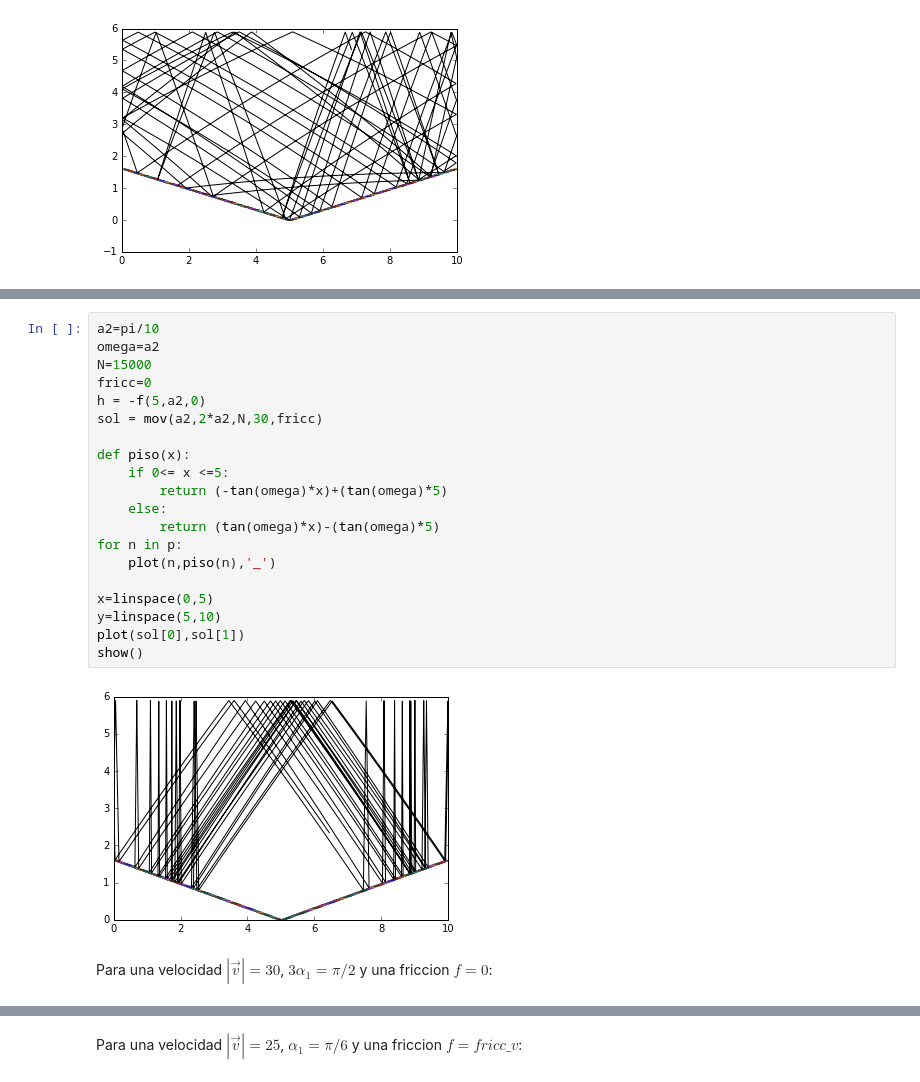
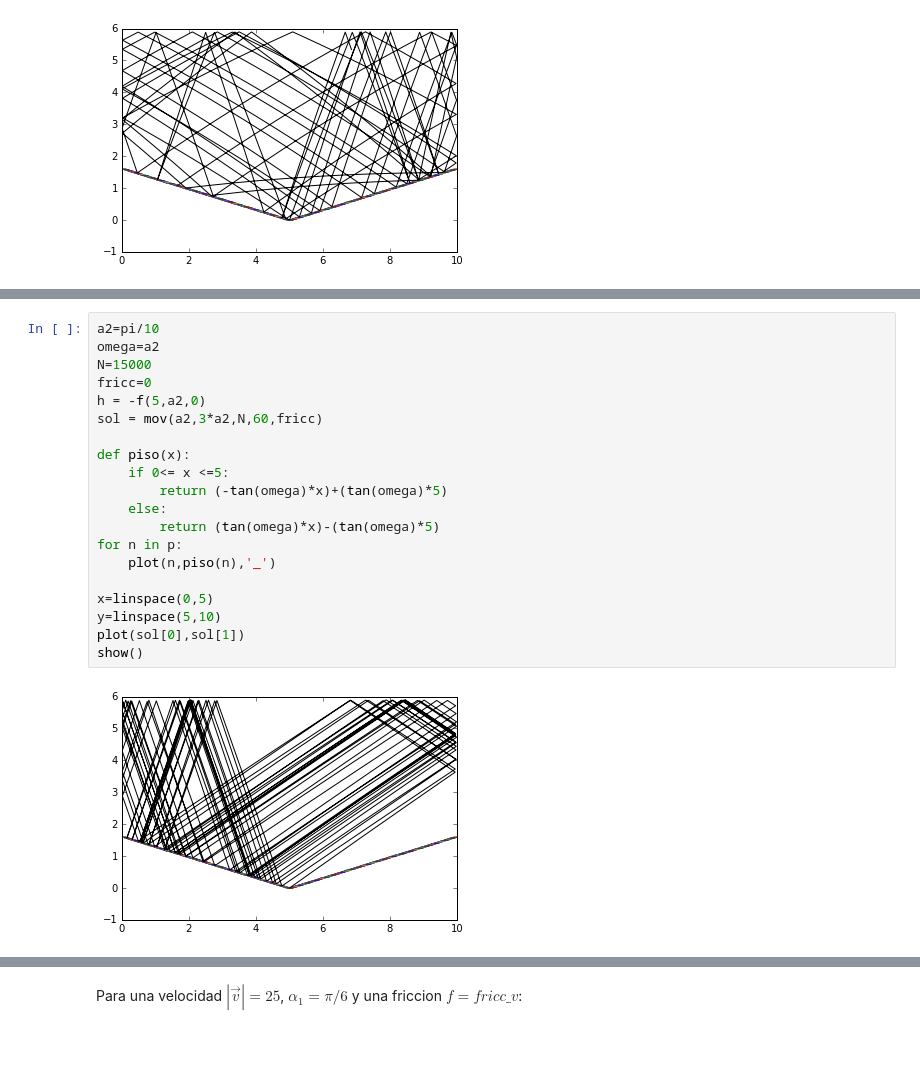
Before and after one commit to adriross/Tareas, a Jupyter notebook: TareaExamen1.ipynb, the cells around one changed output, grey strips where cells are left out. Drawn from its saved outputs; the diff is of its cells as text; blank space fills up the shorter version.

```diff
--- a/TareaExamen1.ipynb
+++ b/TareaExamen1.ipynb
@@ -902,24 +950,22 @@ Para una velocidad $|\vec{v}|=30$, $2\alpha_2= \pi / 2$ y una friccion $f=0$:
 # %%
 a2=pi/10
 omega=a2
 N=15000
 fricc=0
 h = -f(5,a2,0)
-sol = mov(a2,2*a2,N,30,fricc)
+sol = mov(a2,3*a2,N,60,fricc)
 
 def piso(x):
     if 0<= x <=5:
         return (-tan(omega)*x)+(tan(omega)*5)
     else:
         return (tan(omega)*x)-(tan(omega)*5)
 for n in p:
     plot(n,piso(n),'_')
 
 x=linspace(0,5)
 y=linspace(5,10)
 plot(sol[0],sol[1])
 show()
 # %% [output]
-[figure, old version]
+[figure, new version]
-# %% [markdown]
-Para una velocidad $|\vec{v}|=30$, $3\alpha_1= \pi / 2$ y una friccion $f=0$:
```
Also changed, not shown: parts of 43 cells of this notebook.
